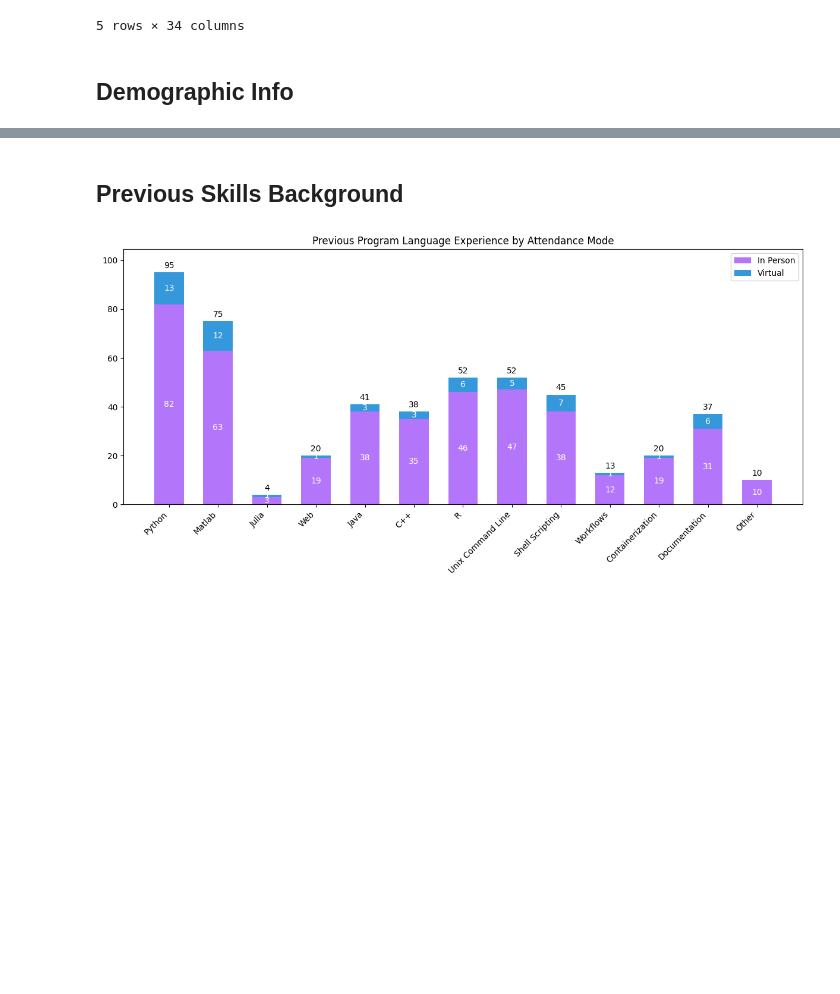
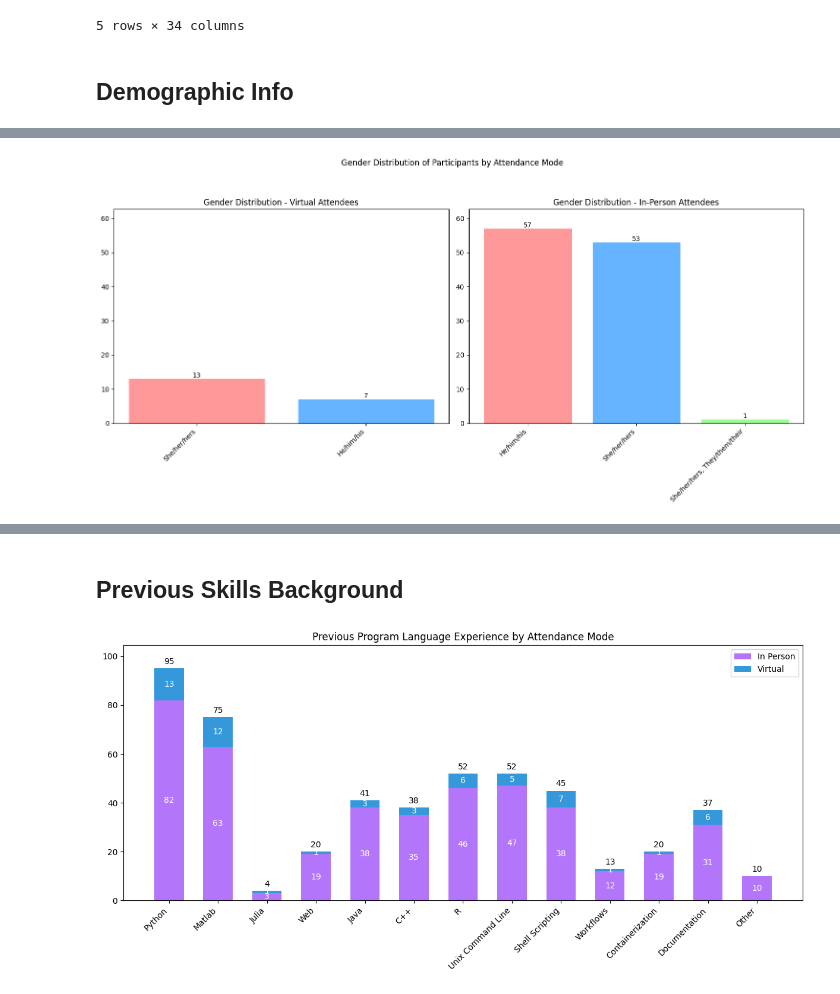
Before and after one commit to brainhack-vandy/data_analysis, a Jupyter notebook: data_analysis.ipynb, the cells around one changed output, grey strips where cells are left out. Cells and saved outputs as stored; diff of their text form; code cells hidden in the pictures; blank space fills up the shorter version.

```diff
--- a/data_analysis.ipynb
+++ b/data_analysis.ipynb
@@ -95,3 +96,69 @@ plt.show()
+# %%
+def distribution_count(column, mode_df):
+    count = mode_df[column].value_counts()
+    return count
+
+# Split data by attendance mode
+virtual_df = df[df['Will you be attending in-person or virtually?'] == 'Virtually']
+in_person_df = df[df['Will you be attending in-person or virtually?'] == 'In-person']
+
+# Get distributions for both modes
+virtual_distribution = distribution_count("Preferred pronouns", virtual_df)
+in_person_distribution = distribution_count("Preferred pronouns", in_person_df)
+
+# Drop 'Prefer not to say' from both distributions if present
+if 'Prefer not to say' in virtual_distribution.index:
+    virtual_distribution.drop(labels=['Prefer not to say'], inplace=True)
+if 'Prefer not to say' in in_person_distribution.index:
+    in_person_distribution.drop(labels=['Prefer not to say'], inplace=True)
+
+# Create subplots for the two bar charts
+fig, (ax1, ax2) = plt.subplots(1, 2, figsize=(15, 7))
+
+colors = ['#ff9999', '#66b3ff', '#99ff99']
+
+# Virtual attendees bar chart
+virtual_bars = ax1.bar(range(len(virtual_distribution)), virtual_distribution.values)
+ax1.set_xticks(range(len(virtual_distribution)))
+ax1.set_xticklabels(virtual_distribution.index, rotation=45, ha='right')
+ax1.set_title('Gender Distribution - Virtual Attendees')
+
+# Add count labels on the virtual bars
+for bar in virtual_bars:
+    height = bar.get_height()
+    ax1.text(bar.get_x() + bar.get_width()/2, height,
+             f'{int(height)}',
+             ha='center', va='bottom')
+
+# In-person attendees bar chart
+in_person_bars = ax2.bar(range(len(in_person_distribution)), in_person_distribution.values)
+ax2.set_xticks(range(len(in_person_distribution)))
+ax2.set_xticklabels(in_person_distribution.index, rotation=45, ha='right')
+ax2.set_title('Gender Distribution - In-Person Attendees')
+
+# Add count labels on the in-person bars
+for bar in in_person_bars:
+    height = bar.get_height()
+    ax2.text(bar.get_x() + bar.get_width()/2, height,
+             f'{int(height)}',
+             ha='center', va='bottom')
+
+# Color the bars consistently
+for bars in [virtual_bars, in_person_bars]:
+    for bar, color in zip(bars, colors):
+        bar.set_color(color)
+
+plt.suptitle('Gender Distribution of Participants by Attendance Mode', y=1.05)
+plt.tight_layout()
+
+# Set the same y-limit for both plots for better comparison
+max_height = max(max(virtual_distribution.values), max(in_person_distribution.values))
+ax1.set_ylim(0, max_height * 1.1)
+ax2.set_ylim(0, max_height * 1.1)
+
+plt.show()
+# %% [output]
+[figure, added]
 # %%
 def distribution_count(column, mode_df):
     count = mode_df[column].value_counts()
```
Also changed, not shown: parts of 5 cells of this notebook.
